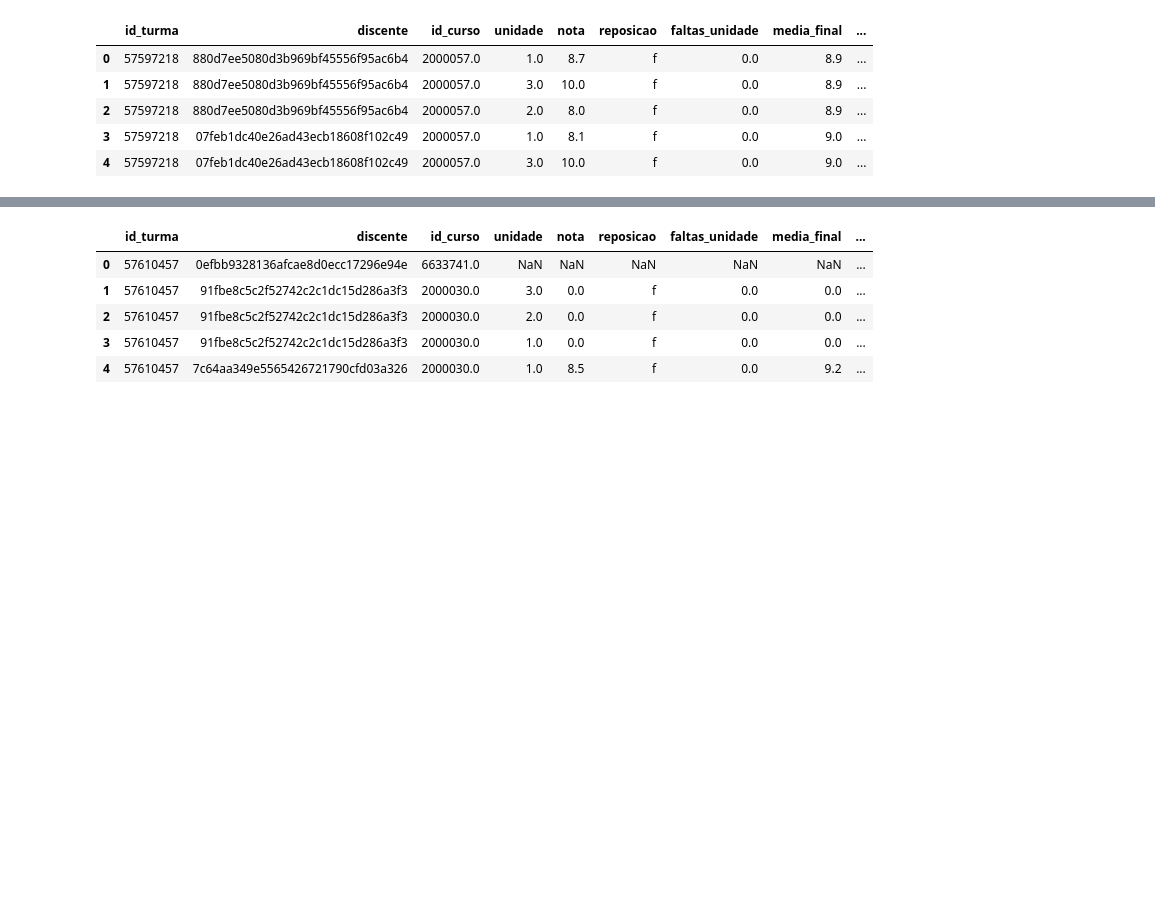
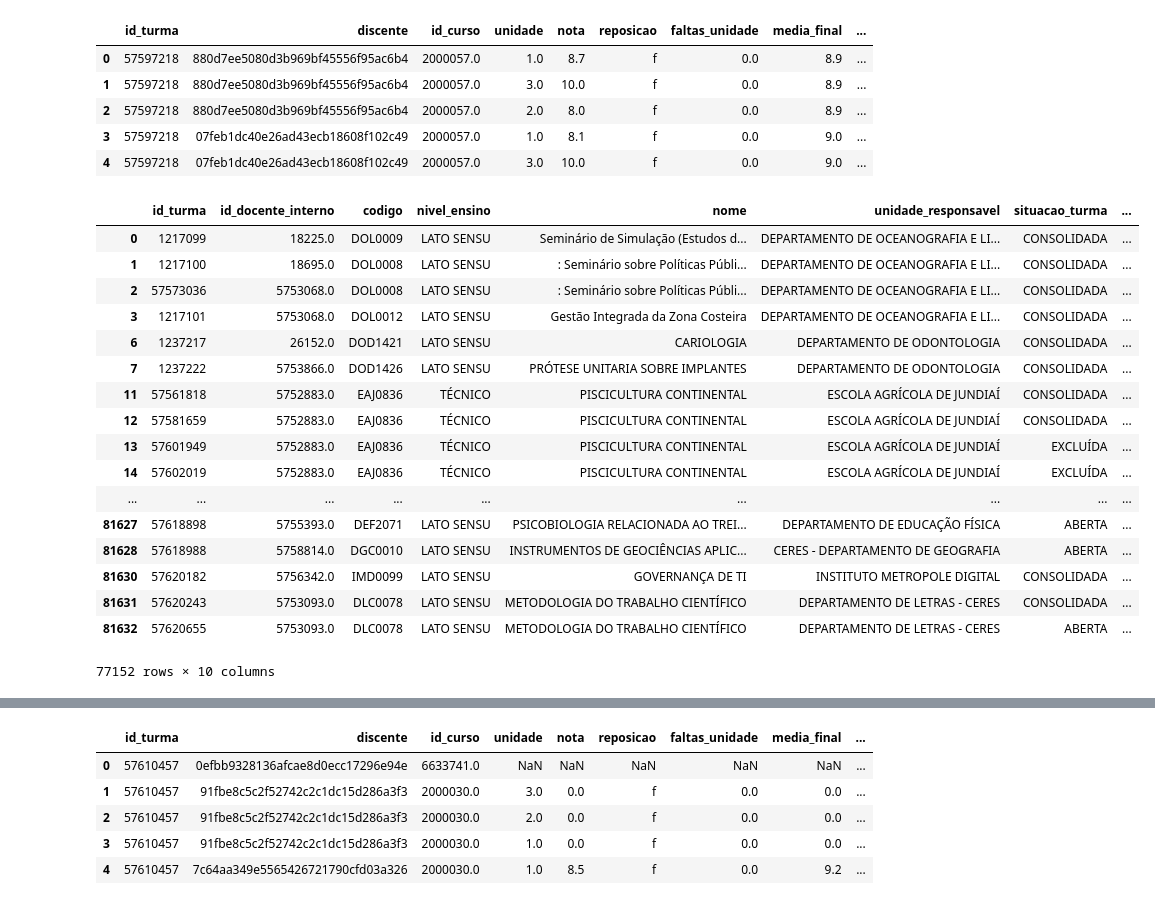
Before and after one commit to NalbertLeal/AnaliseDeNotasIMD, a Jupyter notebook: Analise Notas.ipynb, the cells around one changed output, grey strips where cells are left out. Drawn from its saved outputs; the diff is of its cells as text; code cells hidden in the pictures; blank space fills up the shorter version.

```diff
--- a/Analise Notas.ipynb
+++ b/Analise Notas.ipynb
@@ -135,3 +183,24 @@ componente = componente[~componente.id_componente.duplicated()]
+# %%
+merge_turmas_componentes
+# %% [output]
+|  | id_turma | id_docente_interno | codigo | nivel_ensino | nome | unidade_responsavel | situacao_turma | ... |
+| 0 | 1217099 | 18225.0 | DOL0009 | LATO SENSU | Seminário de Simulação (Estudos d... | DEPARTAMENTO DE OCEANOGRAFIA E LI... | CONSOLIDADA | ... |
+| 1 | 1217100 | 18695.0 | DOL0008 | LATO SENSU | : Seminário sobre Políticas Públi... | DEPARTAMENTO DE OCEANOGRAFIA E LI... | CONSOLIDADA | ... |
+| 2 | 57573036 | 5753068.0 | DOL0008 | LATO SENSU | : Seminário sobre Políticas Públi... | DEPARTAMENTO DE OCEANOGRAFIA E LI... | CONSOLIDADA | ... |
+| 3 | 1217101 | 5753068.0 | DOL0012 | LATO SENSU | Gestão Integrada da Zona Costeira | DEPARTAMENTO DE OCEANOGRAFIA E LI... | CONSOLIDADA | ... |
+| 6 | 1237217 | 26152.0 | DOD1421 | LATO SENSU | CARIOLOGIA | DEPARTAMENTO DE ODONTOLOGIA | CONSOLIDADA | ... |
+| 7 | 1237222 | 5753866.0 | DOD1426 | LATO SENSU | PRÓTESE UNITARIA SOBRE IMPLANTES | DEPARTAMENTO DE ODONTOLOGIA | CONSOLIDADA | ... |
+| 11 | 57561818 | 5752883.0 | EAJ0836 | TÉCNICO | PISCICULTURA CONTINENTAL | ESCOLA AGRÍCOLA DE JUNDIAÍ | CONSOLIDADA | ... |
+| 12 | 57581659 | 5752883.0 | EAJ0836 | TÉCNICO | PISCICULTURA CONTINENTAL | ESCOLA AGRÍCOLA DE JUNDIAÍ | CONSOLIDADA | ... |
+| 13 | 57601949 | 5752883.0 | EAJ0836 | TÉCNICO | PISCICULTURA CONTINENTAL | ESCOLA AGRÍCOLA DE JUNDIAÍ | EXCLUÍDA | ... |
+| 14 | 57602019 | 5752883.0 | EAJ0836 | TÉCNICO | PISCICULTURA CONTINENTAL | ESCOLA AGRÍCOLA DE JUNDIAÍ | EXCLUÍDA | ... |
+| ... | ... | ... | ... | ... | ... | ... | ... | ... |
+| 81627 | 57618898 | 5755393.0 | DEF2071 | LATO SENSU | PSICOBIOLOGIA RELACIONADA AO TREI... | DEPARTAMENTO DE EDUCAÇÃO FÍSICA | ABERTA | ... |
+| 81628 | 57618988 | 5758814.0 | DGC0010 | LATO SENSU | INSTRUMENTOS DE GEOCIÊNCIAS APLIC... | CERES - DEPARTAMENTO DE GEOGRAFIA | ABERTA | ... |
+| 81630 | 57620182 | 5756342.0 | IMD0099 | LATO SENSU | GOVERNANÇA DE TI | INSTITUTO METROPOLE DIGITAL | CONSOLIDADA | ... |
+| 81631 | 57620243 | 5753093.0 | DLC0078 | LATO SENSU | METODOLOGIA DO TRABALHO CIENTÍFICO | DEPARTAMENTO DE LETRAS - CERES | CONSOLIDADA | ... |
+| 81632 | 57620655 | 5753093.0 | DLC0078 | LATO SENSU | METODOLOGIA DO TRABALHO CIENTÍFICO | DEPARTAMENTO DE LETRAS - CERES | ABERTA | ... |
+77152 rows × 10 columns
 # %%
 # Filtrando para os componentes do IMD
 
```
Also changed, not shown: parts of 6 cells of this notebook.
